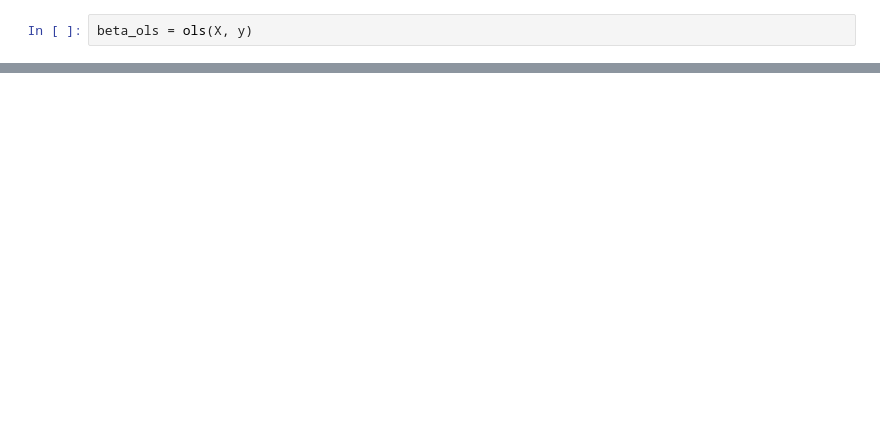
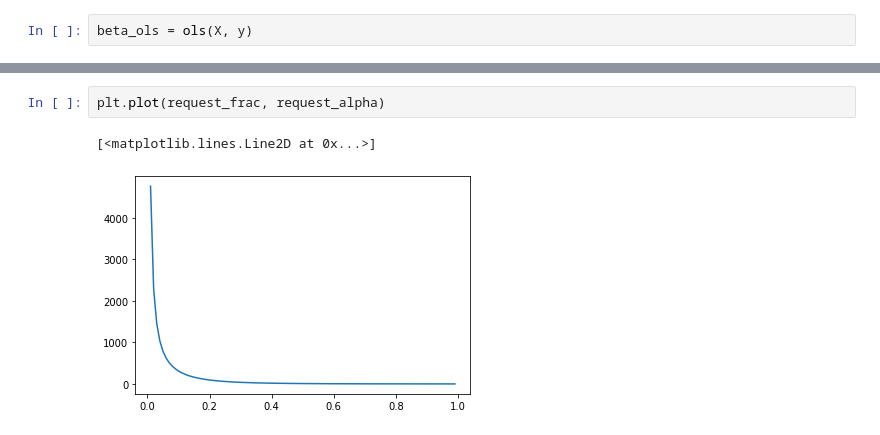
Before and after one commit to nrdg/fracridge, a Jupyter notebook: Untitled.ipynb, the cells around one changed output, grey strips where cells are left out. Drawn from its saved outputs; the diff is of its cells as text; blank space fills up the shorter version.

```diff
--- a/Untitled.ipynb
+++ b/Untitled.ipynb
@@ -125,0 +70,5 @@ fracs.solve?
+# %%
+plt.plot(request_frac, request_alpha)
+# %% [output]
+[<matplotlib.lines.Line2D at 0x...>]
+[figure, added]
```
Also changed, not shown: parts of 33 cells of this notebook, 1 other file.
